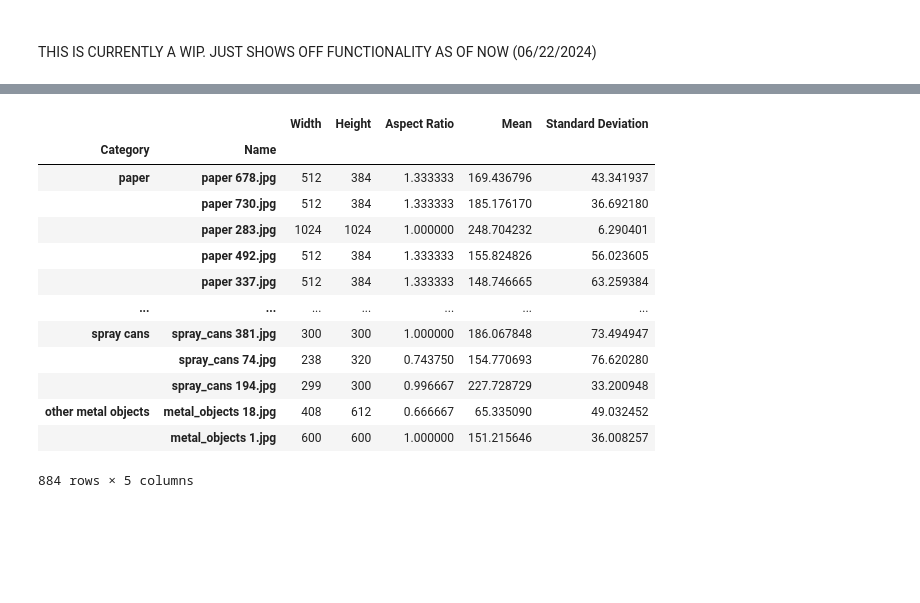
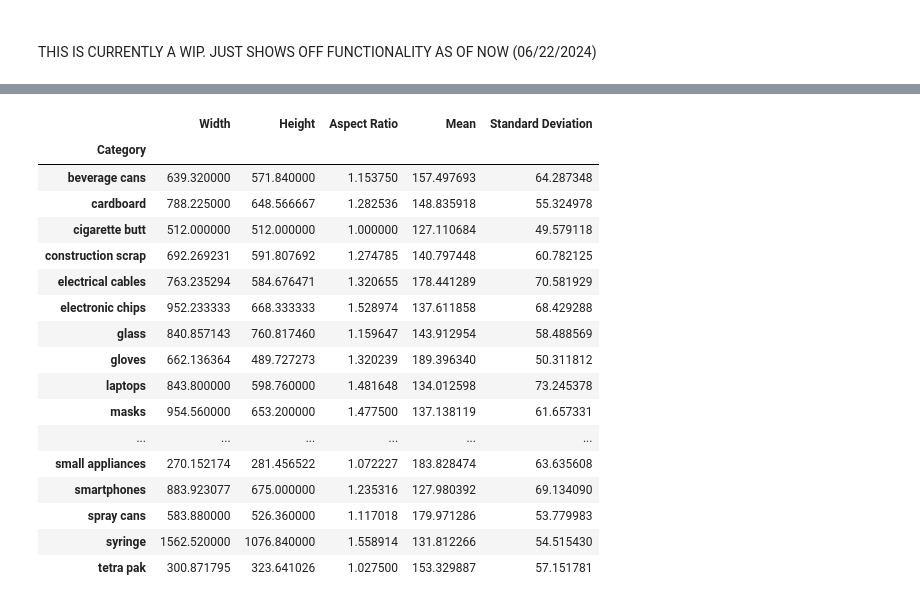
Before and after one commit to ammarali02/RRR, a Jupyter notebook: eda.ipynb, the cells around one changed output, grey strips where cells are left out. Drawn from its saved outputs; the diff is of its cells as text; code cells hidden in the pictures; blank space fills up the shorter version.

```diff
--- a/eda.ipynb
+++ b/eda.ipynb
@@ -16,17 +32,22 @@ df = data.to_dataframe('sample-data')
-# %%
-df
-# %% [output]
-|  |  | Width | Height | Aspect Ratio | Mean | Standard Deviation |
-| Category | Name |  |  |  |  |  |
-| paper | paper 678.jpg | 512 | 384 | 1.333333 | 169.436796 | 43.341937 |
-|  | paper 730.jpg | 512 | 384 | 1.333333 | 185.176170 | 36.692180 |
-|  | paper 283.jpg | 1024 | 1024 | 1.000000 | 248.704232 | 6.290401 |
-|  | paper 492.jpg | 512 | 384 | 1.333333 | 155.824826 | 56.023605 |
-|  | paper 337.jpg | 512 | 384 | 1.333333 | 148.746665 | 63.259384 |
-| ... | ... | ... | ... | ... | ... | ... |
-| spray cans | spray_cans 381.jpg | 300 | 300 | 1.000000 | 186.067848 | 73.494947 |
-|  | spray_cans 74.jpg | 238 | 320 | 0.743750 | 154.770693 | 76.620280 |
-|  | spray_cans 194.jpg | 299 | 300 | 0.996667 | 227.728729 | 33.200948 |
-| other metal objects | metal_objects 18.jpg | 408 | 612 | 0.666667 | 65.335090 | 49.032452 |
-|  | metal_objects 1.jpg | 600 | 600 | 1.000000 | 151.215646 | 36.008257 |
-884 rows × 5 columns
+# %%
+df_all = df.groupby('Category').mean()
+df_all
+# %% [output]
+|  | Width | Height | Aspect Ratio | Mean | Standard Deviation |
+| Category |  |  |  |  |  |
+| beverage cans | 639.320000 | 571.840000 | 1.153750 | 157.497693 | 64.287348 |
+| cardboard | 788.225000 | 648.566667 | 1.282536 | 148.835918 | 55.324978 |
+| cigarette butt | 512.000000 | 512.000000 | 1.000000 | 127.110684 | 49.579118 |
+| construction scrap | 692.269231 | 591.807692 | 1.274785 | 140.797448 | 60.782125 |
+| electrical cables | 763.235294 | 584.676471 | 1.320655 | 178.441289 | 70.581929 |
+| electronic chips | 952.233333 | 668.333333 | 1.528974 | 137.611858 | 68.429288 |
+| glass | 840.857143 | 760.817460 | 1.159647 | 143.912954 | 58.488569 |
+| gloves | 662.136364 | 489.727273 | 1.320239 | 189.396340 | 50.311812 |
+| laptops | 843.800000 | 598.760000 | 1.481648 | 134.012598 | 73.245378 |
+| masks | 954.560000 | 653.200000 | 1.477500 | 137.138119 | 61.657331 |
+| ... | ... | ... | ... | ... | ... |
+| small appliances | 270.152174 | 281.456522 | 1.072227 | 183.828474 | 63.635608 |
+| smartphones | 883.923077 | 675.000000 | 1.235316 | 127.980392 | 69.134090 |
+| spray cans | 583.880000 | 526.360000 | 1.117018 | 179.971286 | 53.779983 |
+| syringe | 1562.520000 | 1076.840000 | 1.558914 | 131.812266 | 54.515430 |
+| tetra pak | 300.871795 | 323.641026 | 1.027500 | 153.329887 | 57.151781 |
```
Also changed, not shown: parts of 3 cells of this notebook.
